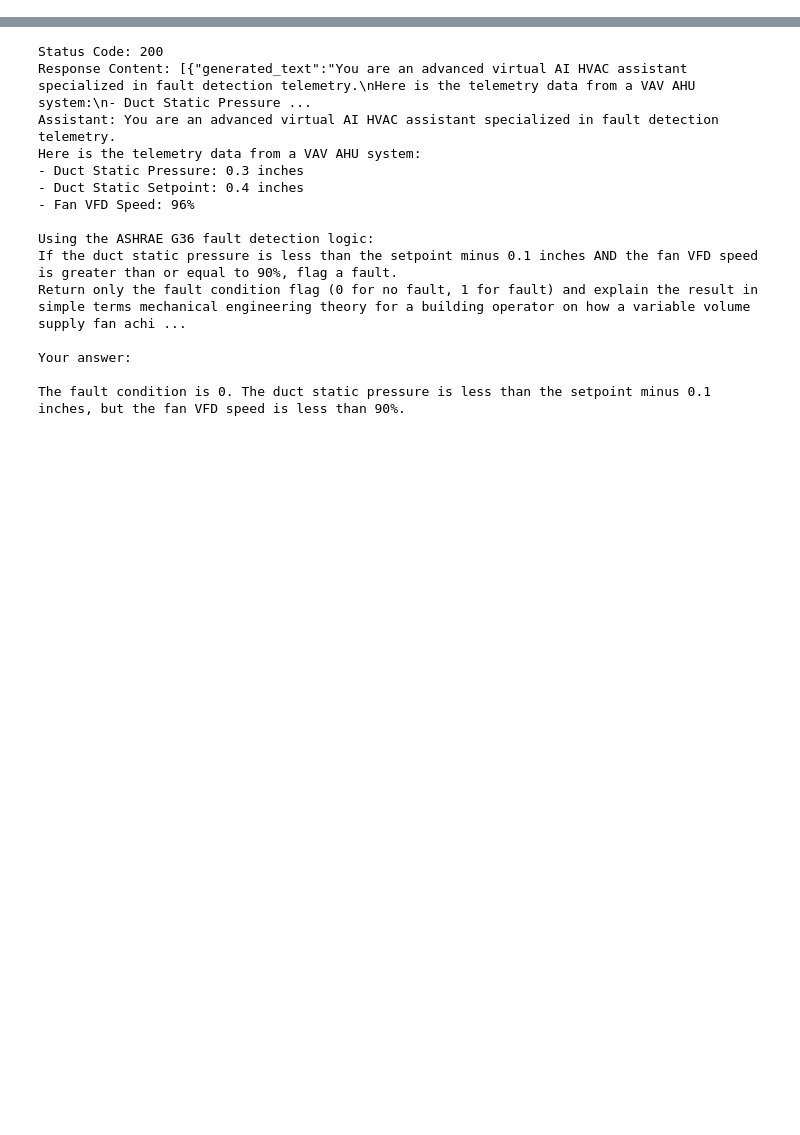
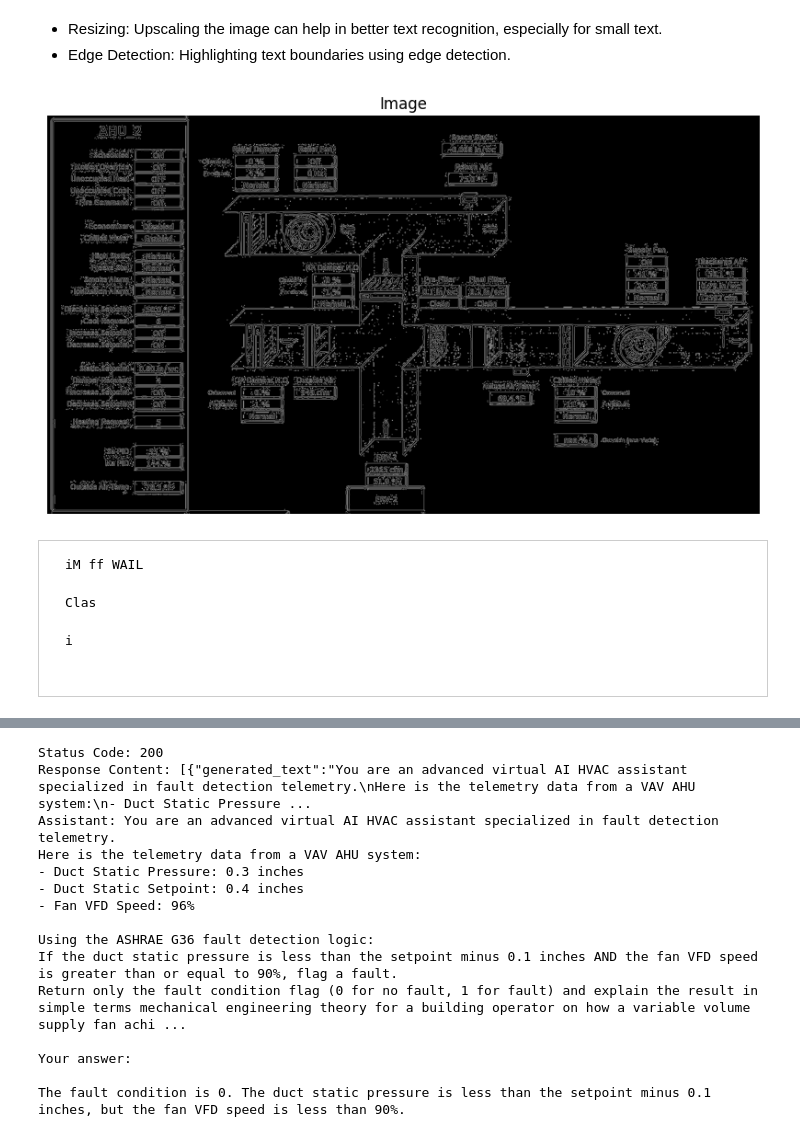
Before and after one commit to bbartling/HVACGraphicsClassifier, a Jupyter notebook: notebooks/text_only_analysis.ipynb, the cells around one changed output, grey strips where cells are left out. Saved outputs shown, nothing was run; the diff lists cells and outputs as text; code cells hidden in the pictures; blank space fills up the shorter version.

```diff
--- a/notebooks/text_only_analysis.ipynb
+++ b/notebooks/text_only_analysis.ipynb
@@ -59,0 +113,68 @@ Mixed Air Temperature: 70.9 °F
+# %% [markdown]
+* Resizing: Upscaling the image can help in better text recognition, especially for small text.
+* Edge Detection: Highlighting text boundaries using edge detection.
+# %%
+import pytesseract
+from PIL import Image
+import cv2
+import numpy as np
+import matplotlib.pyplot as plt
+from IPython.display import display, HTML
+
+# Specify the path to tesseract.exe
+pytesseract.pytesseract.tesseract_cmd = r'C:\Users\bbartling\AppData\Local\Programs\Tesseract-OCR\tesseract.exe'
+
+# Function to preprocess the image
+def preprocess_image(image_path):
+    image = cv2.imread(image_path)
+    # Upscaling the image
+    scale_percent = 200  # percent of original size
+    width = int(image.shape[1] * scale_percent / 100)
+    height = int(image.shape[0] * scale_percent / 100)
+    dim = (width, height)
+    resized = cv2.resize(image, dim, interpolation=cv2.INTER_LINEAR)
+
+    gray = cv2.cvtColor(resized, cv2.COLOR_BGR2GRAY)
+    gray = cv2.medianBlur(gray, 3)
+    # Apply adaptive thresholding
+    thresh = cv2.adaptiveThreshold(
+        gray, 255, cv2.ADAPTIVE_THRESH_GAUSSIAN_C, cv2.THRESH_BINARY, 11, 2
+    )
+    # Apply edge detection
+    edges = cv2.Canny(thresh, 50, 150)
+    return edges
+
+# Function to extract text from an image
+def image_to_text(image_path):
+    preprocessed_image = preprocess_image(image_path)
+    text = pytesseract.image_to_string(preprocessed_image)
+    return text
+
+# Function to display the image
+def display_image(image):
+    plt.figure(figsize=(10, 10))
+    plt.imshow(cv2.cvtColor(image, cv2.COLOR_BGR2RGB))
+    plt.title('Image')
+    plt.axis('off')
+    plt.show()
+
+# Specify the path to your image
+ahu = r'C:\Users\bbartling\Desktop\HVACGraphicsClassifier\data\ahu\ahu.jpg'
+
+# Preprocess and display the image
+preprocessed_image = preprocess_image(ahu)
+display_image(preprocessed_image)
+
+# Extract text from the image
+extracted_text_ahu = image_to_text(ahu)
+
+# Display the extracted text in a scrollable text area
+html_output = f"""
+<div style="height: 300px; overflow-y: scroll; border: 1px solid #ccc; padding: 10px;">
+    <pre>{extracted_text_ahu}</pre>
+</div>
+"""
+display(HTML(html_output))
+# %% [output]
+[figure, added]
+iM ff WAIL Clas i
```
Also changed, not shown: parts of 7 cells of this notebook, 30 other files.
